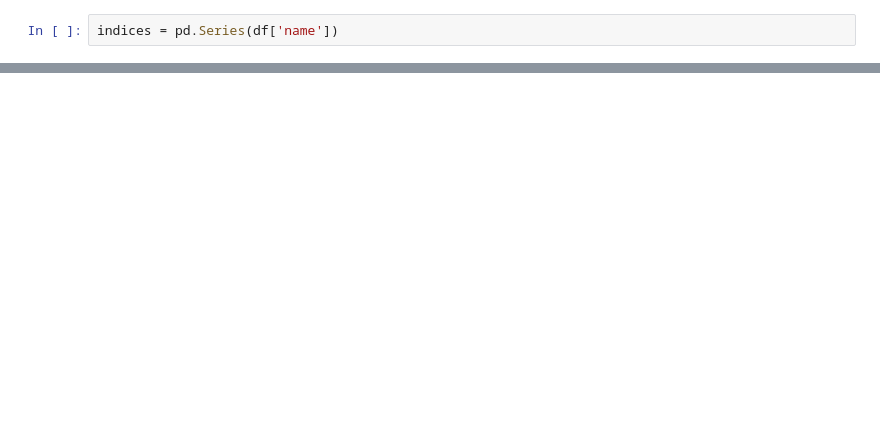
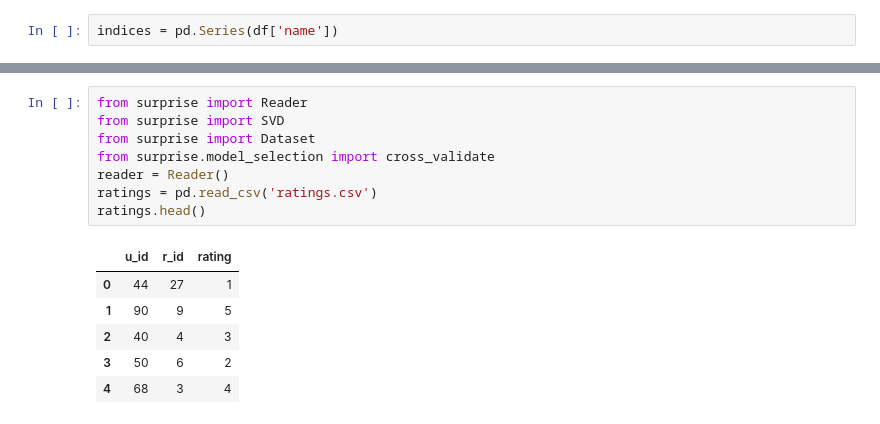
Before and after one commit to mahmedkhan/eleos, a Jupyter notebook: ResourceRecommendationEngine.ipynb, the cells around one changed output, grey strips where cells are left out. Drawn from its saved outputs; the diff is of its cells as text; blank space fills up the shorter version.

```diff
--- a/ResourceRecommendationEngine.ipynb
+++ b/ResourceRecommendationEngine.ipynb
@@ -118,0 +189,15 @@ recommend('Headspace')
+# %%
+from surprise import Reader
+from surprise import SVD
+from surprise import Dataset
+from surprise.model_selection import cross_validate
+reader = Reader()
+ratings = pd.read_csv('ratings.csv')
+ratings.head()
+# %% [output]
+|  | u_id | r_id | rating |
+| 0 | 44 | 27 | 1 |
+| 1 | 90 | 9 | 5 |
+| 2 | 40 | 4 | 3 |
+| 3 | 50 | 6 | 2 |
+| 4 | 68 | 3 | 4 |
```
Also changed, not shown: parts of 35 cells of this notebook, 4 other files.
